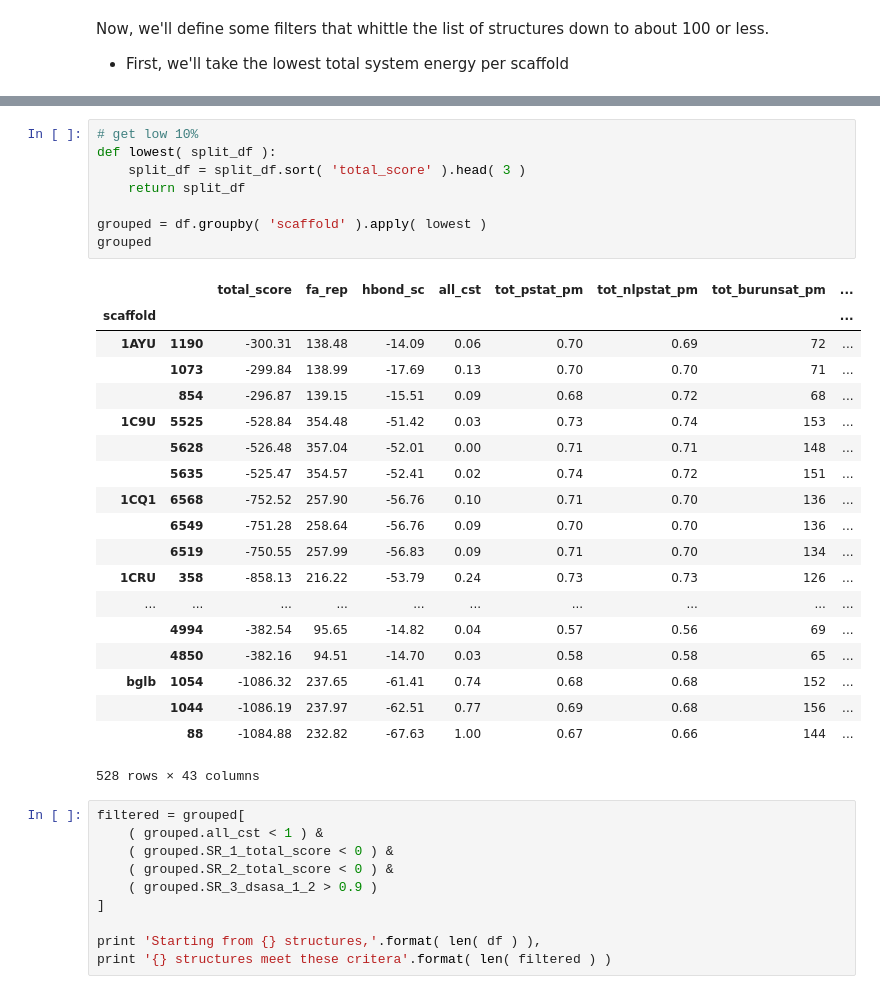
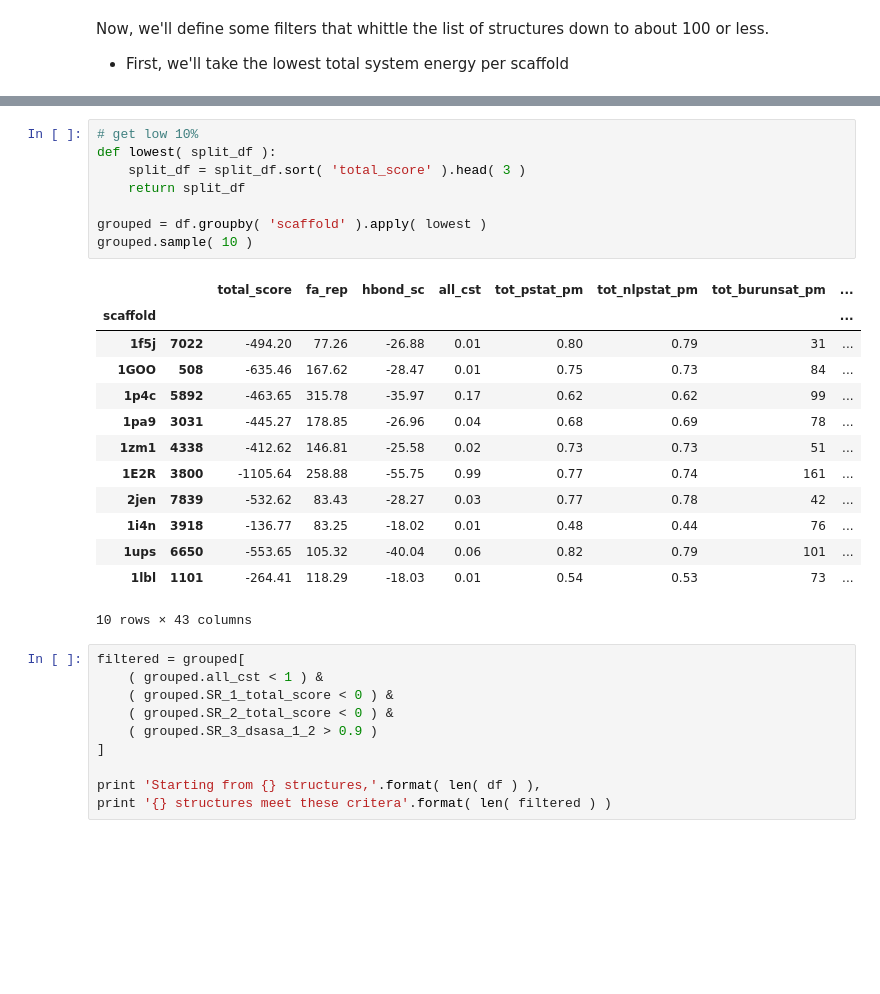
Before and after one commit to dacarlin/dnh-aro, a Jupyter notebook: Untitled.ipynb, the cells around one changed output, grey strips where cells are left out. Saved outputs shown, nothing was run; the diff lists cells and outputs as text; blank space fills up the shorter version.

```diff
--- a/Untitled.ipynb
+++ b/Untitled.ipynb
@@ -251,31 +206,25 @@ array([[<matplotlib.axes._subplots.AxesSubplot object at 0x...>,
 # %%
 # get low 10%
 def lowest( split_df ):
     split_df = split_df.sort( 'total_score' ).head( 3 )
     return split_df
 
 grouped = df.groupby( 'scaffold' ).apply( lowest )
-grouped
+grouped.sample( 10 )
 # %% [output]
 |  |  | total_score | fa_rep | hbond_sc | all_cst | tot_pstat_pm | tot_nlpstat_pm | tot_burunsat_pm | ... |
 | scaffold |  |  |  |  |  |  |  |  | ... |
-| 1AYU | 1190 | -300.31 | 138.48 | -14.09 | 0.06 | 0.70 | 0.69 | 72 | ... |
-|  | 1073 | -299.84 | 138.99 | -17.69 | 0.13 | 0.70 | 0.70 | 71 | ... |
-|  | 854 | -296.87 | 139.15 | -15.51 | 0.09 | 0.68 | 0.72 | 68 | ... |
-| 1C9U | 5525 | -528.84 | 354.48 | -51.42 | 0.03 | 0.73 | 0.74 | 153 | ... |
-|  | 5628 | -526.48 | 357.04 | -52.01 | 0.00 | 0.71 | 0.71 | 148 | ... |
-|  | 5635 | -525.47 | 354.57 | -52.41 | 0.02 | 0.74 | 0.72 | 151 | ... |
-| 1CQ1 | 6568 | -752.52 | 257.90 | -56.76 | 0.10 | 0.71 | 0.70 | 136 | ... |
-|  | 6549 | -751.28 | 258.64 | -56.76 | 0.09 | 0.70 | 0.70 | 136 | ... |
-|  | 6519 | -750.55 | 257.99 | -56.83 | 0.09 | 0.71 | 0.70 | 134 | ... |
-| 1CRU | 358 | -858.13 | 216.22 | -53.79 | 0.24 | 0.73 | 0.73 | 126 | ... |
-| ... | ... | ... | ... | ... | ... | ... | ... | ... | ... |
-|  | 4994 | -382.54 | 95.65 | -14.82 | 0.04 | 0.57 | 0.56 | 69 | ... |
-|  | 4850 | -382.16 | 94.51 | -14.70 | 0.03 | 0.58 | 0.58 | 65 | ... |
-| bglb | 1054 | -1086.32 | 237.65 | -61.41 | 0.74 | 0.68 | 0.68 | 152 | ... |
-|  | 1044 | -1086.19 | 237.97 | -62.51 | 0.77 | 0.69 | 0.68 | 156 | ... |
-|  | 88 | -1084.88 | 232.82 | -67.63 | 1.00 | 0.67 | 0.66 | 144 | ... |
+| 1f5j | 7022 | -494.20 | 77.26 | -26.88 | 0.01 | 0.80 | 0.79 | 31 | ... |
+| 1GOO | 508 | -635.46 | 167.62 | -28.47 | 0.01 | 0.75 | 0.73 | 84 | ... |
+| 1p4c | 5892 | -463.65 | 315.78 | -35.97 | 0.17 | 0.62 | 0.62 | 99 | ... |
+| 1pa9 | 3031 | -445.27 | 178.85 | -26.96 | 0.04 | 0.68 | 0.69 | 78 | ... |
+| 1zm1 | 4338 | -412.62 | 146.81 | -25.58 | 0.02 | 0.73 | 0.73 | 51 | ... |
+| 1E2R | 3800 | -1105.64 | 258.88 | -55.75 | 0.99 | 0.77 | 0.74 | 161 | ... |
+| 2jen | 7839 | -532.62 | 83.43 | -28.27 | 0.03 | 0.77 | 0.78 | 42 | ... |
+| 1i4n | 3918 | -136.77 | 83.25 | -18.02 | 0.01 | 0.48 | 0.44 | 76 | ... |
+| 1ups | 6650 | -553.65 | 105.32 | -40.04 | 0.06 | 0.82 | 0.79 | 101 | ... |
+| 1lbl | 1101 | -264.41 | 118.29 | -18.03 | 0.01 | 0.54 | 0.53 | 73 | ... |
-528 rows × 43 columns
+10 rows × 43 columns
 # %%
 filtered = grouped[
     ( grouped.all_cst < 1 ) &
```
Also changed, not shown: parts of 18 cells of this notebook, 2 other files.
